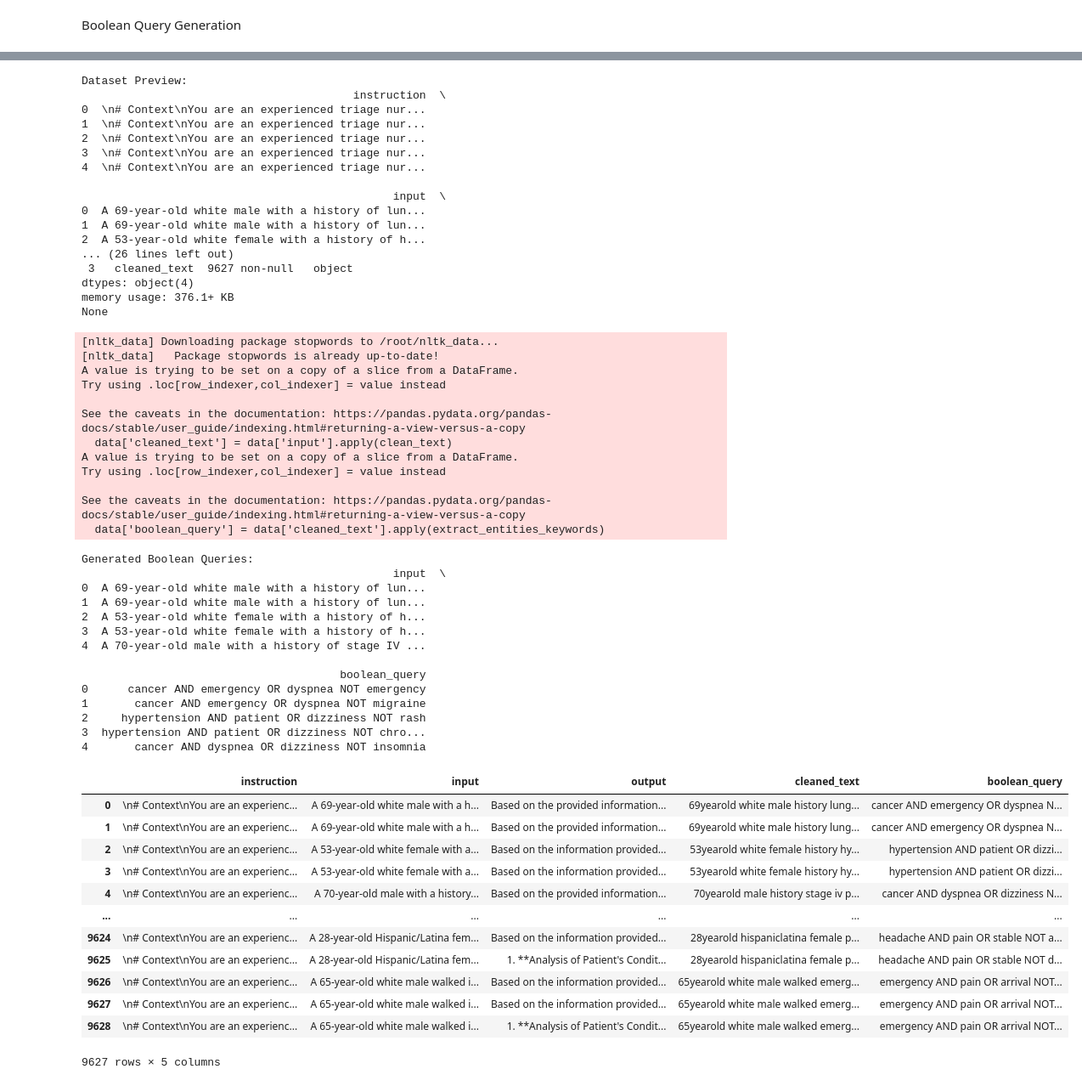
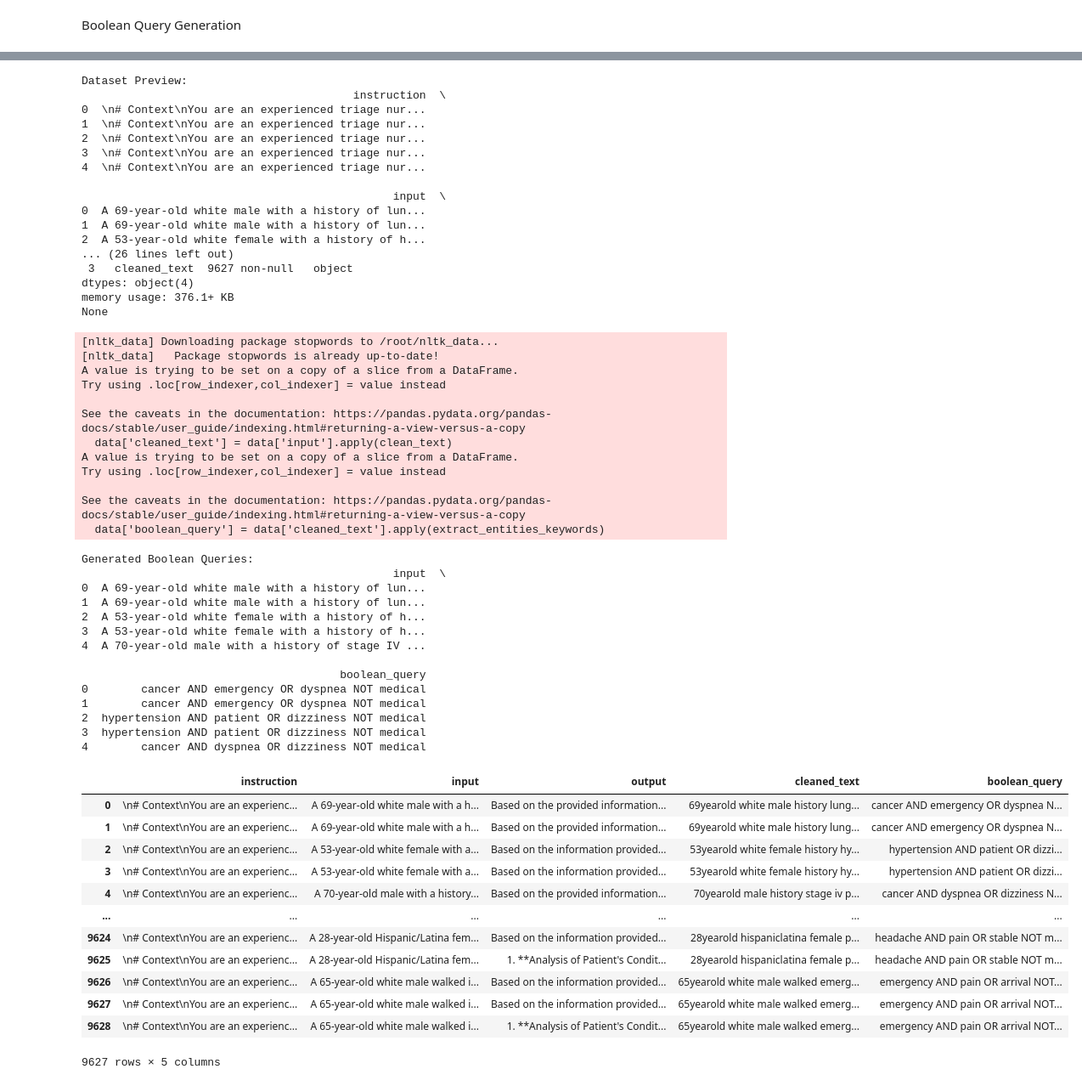
Before and after one commit to Vikhram-S/Justice-League-Hack-Hustle-2024, a Jupyter notebook: Justice_League_Final.ipynb, the cells around one changed output, grey strips where cells are left out. Shown at 85% size. Cells and saved outputs as stored; diff of their text form; code cells hidden in the pictures.

```diff
--- a/Justice_League_Final.ipynb
+++ b/Justice_League_Final.ipynb
@@ -2,7 +2,7 @@
 <a href="https://colab.research.google.com/github/Vikhram-S/justice-league/blob/main/Justice_League_Final.ipynb" target="_parent"><img src="https://colab.research.google.com/assets/colab-badge.svg" alt="Open In Colab"/></a>
 # %%
 import pandas as pd
-df=pd.read_csv('/MIETIC_v1.csv')
+df=pd.read_csv('MIETIC_v1.csv')
 # %%
 df.head()
 # %% [output]
@@ -261,11 +240,13 @@ include_keywords = [
     "surgery", "radiotherapy", "dialysis", "transfusion", "resuscitation", "immunization", "physical exam", "cardiogram",
     "allergies", "ibuprofen", "aspirin", "acetaminophen", "insulin", "nsaid", "antidepressant", "antihistamine"
 ]
+exclude_keywords=["medical"]
 
 # Define function to extract terms and construct Boolean queries with AND, OR, and NOT
 def extract_entities_keywords(text):
     doc = nlp(text)
     found_terms = [token.text for token in doc if token.text in include_keywords]
+    found_exclusions = [token.text for token in doc if token.text in exclude_keywords] # Add this line
 
     # If not enough terms found, randomly select terms to fulfill query requirements
     if len(found_terms) < 3:
@@ -275,8 +256,12 @@ def extract_entities_keywords(text):
     # Select terms for AND, OR, and NOT logic
     and_terms = found_terms[:2]  # First two terms for AND condition
     or_term = found_terms[2]     # Third term for OR condition
-    not_term = random.choice(include_keywords)
+    not_term = found_exclusions[0] if found_exclusions else random.choice(exclude_keywords)
 
+    # Construct the Boolean query
+    boolean_query = f"{and_terms[0]} AND {and_terms[1]} OR {or_term} NOT {not_term}"
+
+    return boolean_query
     # Construct the Boolean query
     boolean_query = f"{and_terms[0]} AND {and_terms[1]} OR {or_term} NOT {not_term}"
 
@@ -308,40 +293,40 @@ dtypes: object(4)
 memory usage: 376.1+ KB
 None
 [nltk_data] Downloading package stopwords to /root/nltk_data...
 [nltk_data]   Package stopwords is already up-to-date!
 A value is trying to be set on a copy of a slice from a DataFrame.
 Try using .loc[row_indexer,col_indexer] = value instead
 
 See the caveats in the documentation: https://pandas.pydata.org/pandas-docs/stable/user_guide/indexing.html#returning-a-view-versus-a-copy
   data['cleaned_text'] = data['input'].apply(clean_text)
 A value is trying to be set on a copy of a slice from a DataFrame.
 Try using .loc[row_indexer,col_indexer] = value instead
 
 See the caveats in the documentation: https://pandas.pydata.org/pandas-docs/stable/user_guide/indexing.html#returning-a-view-versus-a-copy
   data['boolean_query'] = data['cleaned_text'].apply(extract_entities_keywords)
 Generated Boolean Queries:
                                                input  \
 0  A 69-year-old white male with a history of lun...
 1  A 69-year-old white male with a history of lun...
 2  A 53-year-old white female with a history of h...
 3  A 53-year-old white female with a history of h...
 4  A 70-year-old male with a history of stage IV ...
 
                                        boolean_query
-0      cancer AND emergency OR dyspnea NOT emergency
-1       cancer AND emergency OR dyspnea NOT migraine
-2     hypertension AND patient OR dizziness NOT rash
-3  hypertension AND patient OR dizziness NOT chro...
-4       cancer AND dyspnea OR dizziness NOT insomnia
+0        cancer AND emergency OR dyspnea NOT medical
+1        cancer AND emergency OR dyspnea NOT medical
+2  hypertension AND patient OR dizziness NOT medical
+3  hypertension AND patient OR dizziness NOT medical
+4        cancer AND dyspnea OR dizziness NOT medical
 |  | instruction | input | output | cleaned_text | boolean_query |
 | 0 | \n# Context\nYou are an experienc... | A 69-year-old white male with a h... | Based on the provided information... | 69yearold white male history lung... | cancer AND emergency OR dyspnea N... |
 | 1 | \n# Context\nYou are an experienc... | A 69-year-old white male with a h... | Based on the provided information... | 69yearold white male history lung... | cancer AND emergency OR dyspnea N... |
 | 2 | \n# Context\nYou are an experienc... | A 53-year-old white female with a... | Based on the information provided... | 53yearold white female history hy... | hypertension AND patient OR dizzi... |
 | 3 | \n# Context\nYou are an experienc... | A 53-year-old white female with a... | Based on the information provided... | 53yearold white female history hy... | hypertension AND patient OR dizzi... |
 | 4 | \n# Context\nYou are an experienc... | A 70-year-old male with a history... | Based on the provided information... | 70yearold male history stage iv p... | cancer AND dyspnea OR dizziness N... |
 | ... | ... | ... | ... | ... | ... |
-| 9624 | \n# Context\nYou are an experienc... | A 28-year-old Hispanic/Latina fem... | Based on the information provided... | 28yearold hispaniclatina female p... | headache AND pain OR stable NOT a... |
-| 9625 | \n# Context\nYou are an experienc... | A 28-year-old Hispanic/Latina fem... | 1. **Analysis of Patient's Condit... | 28yearold hispaniclatina female p... | headache AND pain OR stable NOT d... |
+| 9624 | \n# Context\nYou are an experienc... | A 28-year-old Hispanic/Latina fem... | Based on the information provided... | 28yearold hispaniclatina female p... | headache AND pain OR stable NOT m... |
+| 9625 | \n# Context\nYou are an experienc... | A 28-year-old Hispanic/Latina fem... | 1. **Analysis of Patient's Condit... | 28yearold hispaniclatina female p... | headache AND pain OR stable NOT m... |
 | 9626 | \n# Context\nYou are an experienc... | A 65-year-old white male walked i... | Based on the information provided... | 65yearold white male walked emerg... | emergency AND pain OR arrival NOT... |
 | 9627 | \n# Context\nYou are an experienc... | A 65-year-old white male walked i... | Based on the information provided... | 65yearold white male walked emerg... | emergency AND pain OR arrival NOT... |
 | 9628 | \n# Context\nYou are an experienc... | A 65-year-old white male walked i... | 1. **Analysis of Patient's Condit... | 65yearold white male walked emerg... | emergency AND pain OR arrival NOT... |
```
Also changed, not shown: parts of 14 cells of this notebook.
